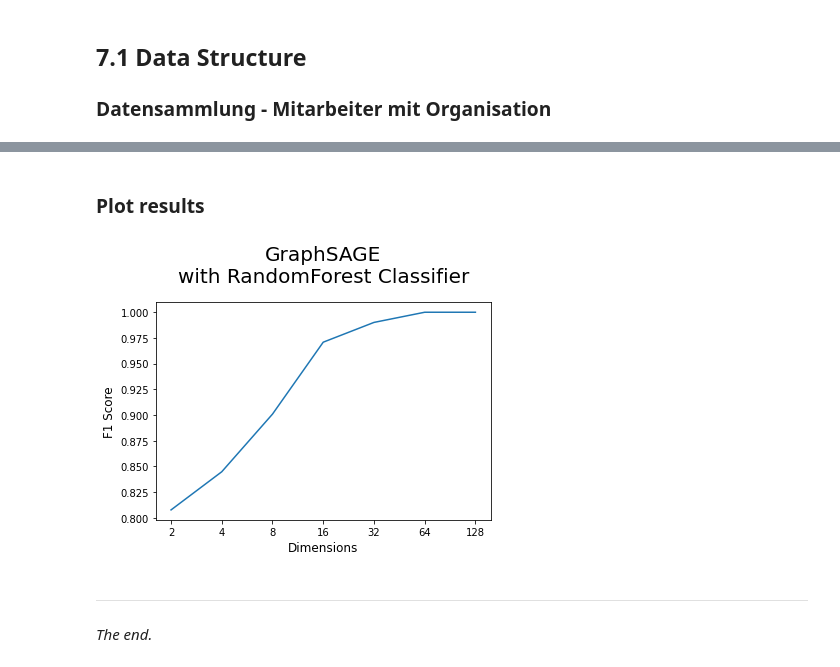
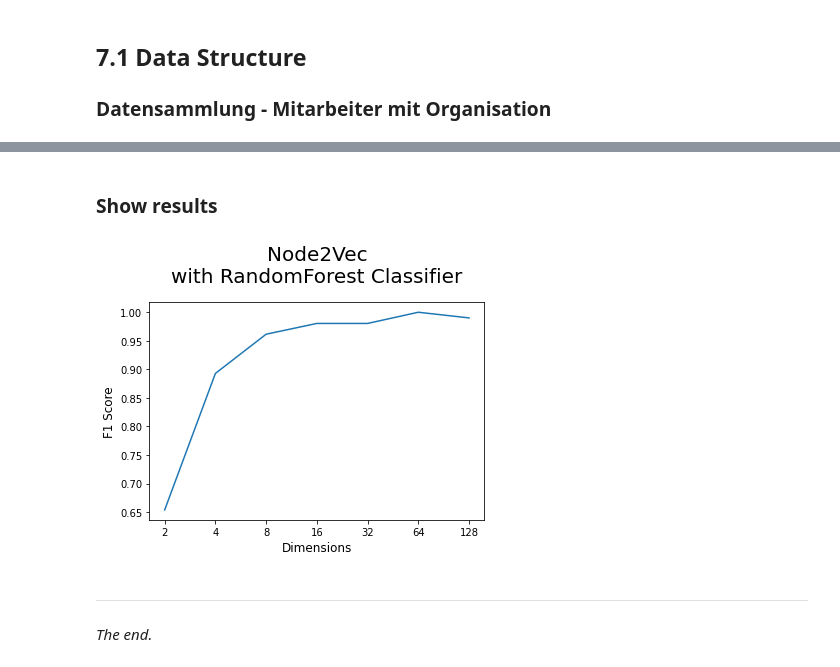
Before and after one commit to surfmachine/gml, a Jupyter notebook: experiments/ex07-node2vec-params.ipynb, the cells around one changed output, grey strips where cells are left out. Saved outputs shown, nothing was run; the diff lists cells and outputs as text; code cells hidden in the pictures.

```diff
--- a/experiments/ex07-node2vec-params.ipynb
+++ b/experiments/ex07-node2vec-params.ipynb
@@ -190,23 +190,23 @@ F1-Score             1.0
 # %% [markdown]
-### Plot results
+### Show results
 # %%
 dim = []    # dimension as x-axis
 f1 = []     # f1 score as y values
 
 for score in measures:
     for k, v in score.items():
         _, d = k.split()
         dim.append(d)
         f1.append(v[2])
 
 plt.figure()
-plt.title("GraphSAGE\nwith RandomForest Classifier", fontsize=20, pad=20)
+plt.title("Node2Vec\nwith RandomForest Classifier", fontsize=20, pad=20)
 plt.xlabel("Dimensions", fontsize=12)
 plt.ylabel("F1 Score", fontsize=12)
 plt.plot(dim,f1)
 plt.show()
 # %% [output]
-[figure, old version]
+[figure, new version]
 # %% [markdown]
 
 ---
```
Also changed, not shown: parts of 6 cells of this notebook, 5 other files.
